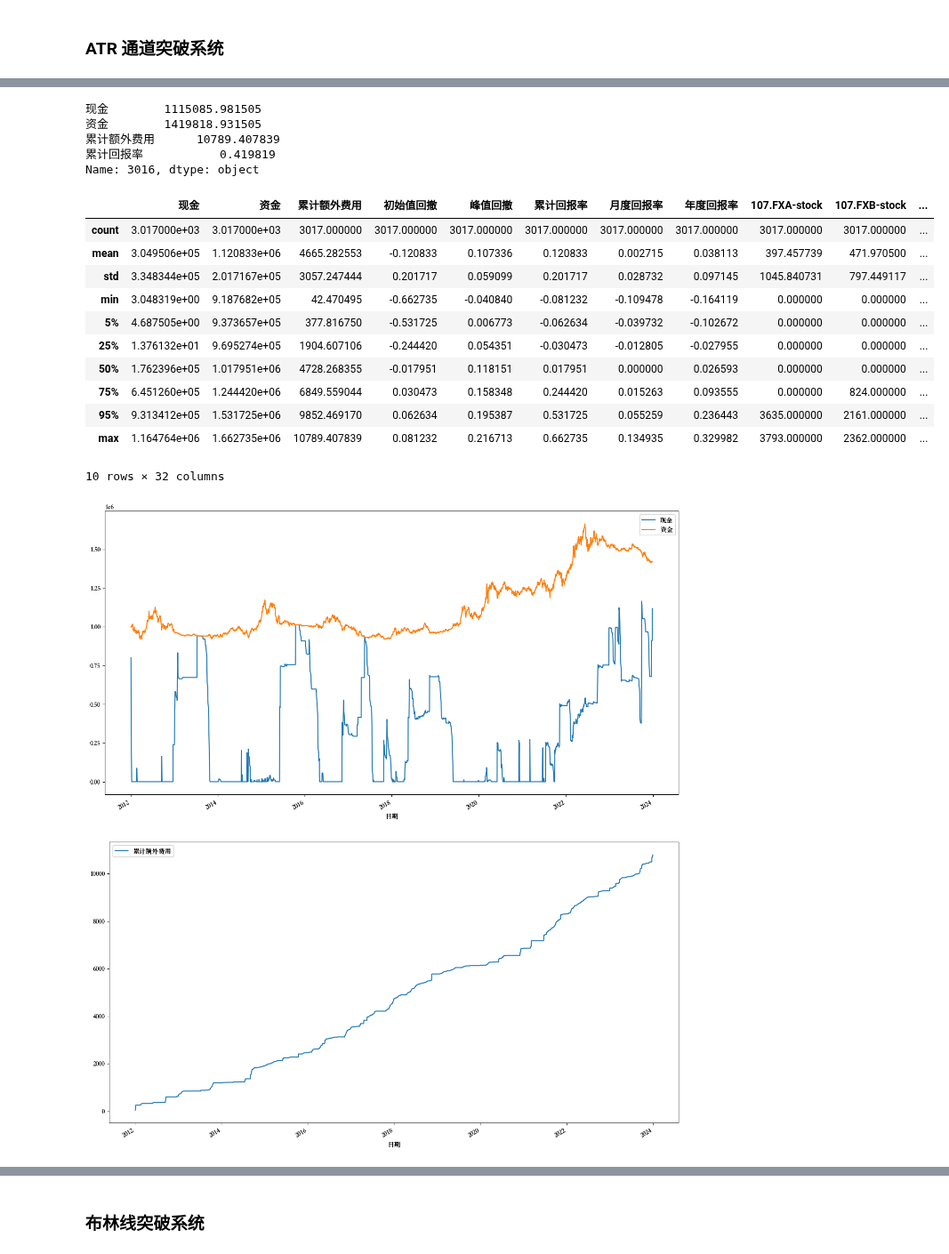
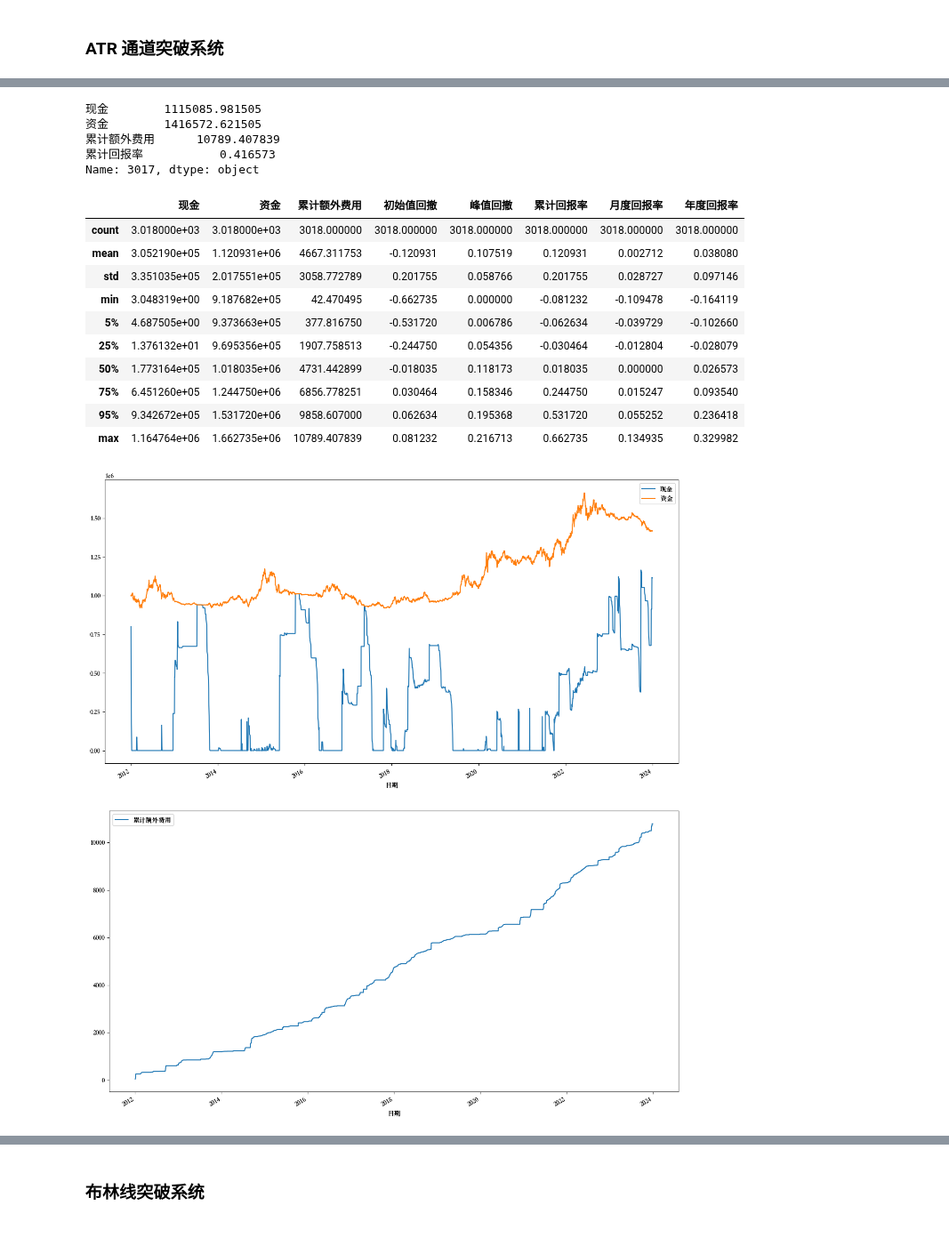
Before and after one commit to TheVeryDarkness/cs410, a Jupyter notebook: 3/3.ipynb, the cells around one changed output, grey strips where cells are left out. Shown at 89% size. Cells and saved outputs as stored; diff of their text form; code cells hidden in the pictures.

```diff
--- a/3/3.ipynb
+++ b/3/3.ipynb
@@ -440,13 +482,6 @@ def ATRChannelBreakout(n: int = 14) -> tuple[pd.DataFrame, Detail]:
         data['通道底部'] = data['350日移动平均收盘价'] - 3 * data['平均真实波幅']
 
     result: dict[datetime.datetime, dict] = {}
-
-    # 昨天的总资金
-    yesterday_total = INITIAL
-    # 至今为止的最大总资金
-    max_total = INITIAL
-    day_max_total: datetime.datetime = days[0]
-    longest_drawdown = 0
 
     detail = DetailRecorder()
 
@@ -476,7 +511,9 @@ def ATRChannelBreakout(n: int = 14) -> tuple[pd.DataFrame, Detail]:
                 to_sell = int(to_sell)
                 # assert to_sell >= 0, (to_sell, stocks[code], cash)
                 if to_sell > 0:
-                    cash += agent.sell(to_sell, open_today, True)
+                    money = agent.sell(to_sell, open_today, True)
+                    tracker.buy(code, money, today)
+                    cash += money
                     stocks[code] -= to_sell
                 assert cash >= 0
             elif close_yesterday > upper_bound:
@@ -487,7 +524,7 @@ def ATRChannelBreakout(n: int = 14) -> tuple[pd.DataFrame, Detail]:
                         (LIMIT_FLOOR - stocks[code] *
                          close_yesterday) // close_yesterday,
                         ((close_yesterday - upper_bound) / atr *
-                         0.01 * yesterday_total) // close_yesterday,
+                         0.01 * detail.yesterday_total) // close_yesterday,
                         cash // open_today
                     )
                     # assert to_buy >= 0, (to_buy,
@@ -498,17 +535,20 @@ def ATRChannelBreakout(n: int = 14) -> tuple[pd.DataFrame, Detail]:
                         to_buy -= 1
                     if to_buy > 0:
                         stocks[code] += to_buy
-                        cash -= agent.sell(to_buy, open_today, True)
+                        money = agent.sell(to_buy, open_today, True)
+                        tracker.buy(code, money, today)
+                        cash -= money
                     assert cash >= 0
             elif close_yesterday < lower_bound:
                 # 卖出
                 if stocks[code] > 0:
-                    cash += agent.sell(stocks[code], open_today, True)
+                    money = agent.sell(stocks[code], open_today, True)
+                    tracker.buy(code, money, today)
+                    cash += money
                     stocks[code] = 0
                 assert cash >= 0
             total += close_today * stocks[code]
         total += cash
-        yesterday_total = total
 
         last_month = today - datetime.timedelta(30)
         while last_month not in days:
@@ -520,24 +560,18 @@ def ATRChannelBreakout(n: int = 14) -> tuple[pd.DataFrame, Detail]:
             last_year += datetime.timedelta(1)
         last_year_total = result[last_year]['资金'] if last_year in result else total
 
+        detail.record(today, total)
         r = {
             '日期': today,
             '现金': cash,
             '资金': total,
             '累计额外费用': agent.get(),
-            '初始值回撤': (INITIAL - total) / INITIAL,
-            '峰值回撤': (max_total - total) / max_total,
+            '初始值回撤': detail.max_drawdown,
+            '峰值回撤': detail.max_peak_drawdown,
             '累计回报率': (total - INITIAL) / INITIAL,
             '月度回报率': (total - last_month_total) / last_month_total,
             '年度回报率': (total - last_year_total) / last_year_total,
         }
-        if total > max_total:
-            max_total = total
-            longest_drawdown = max(
-                longest_drawdown, (today - day_max_total).days)
-            day_max_total = today
-
-        detail.record(today, total)
 
         r.update({
             f'{code}-stock': stocks[code] for code, _ in data_set.items()
@@ -547,7 +581,6 @@ def ATRChannelBreakout(n: int = 14) -> tuple[pd.DataFrame, Detail]:
         })
         result.setdefault(today, r)
 
-    longest_drawdown = max(longest_drawdown, (days[-1] - day_max_total).days)
     return pd.DataFrame(result.values()), Detail(detail, tracker)
 # %%
 # 保存结果
@@ -557,33 +588,32 @@ KeyError: Timestamp('2024-01-02 00:00:00')
 # %%
 atr_cb.plot(y=['现金', '资金'], x='日期', figsize=(16, 9))
 atr_cb.plot(y=['累计额外费用'], x='日期', figsize=(16, 9))
 atr_cb.plot(y=['峰值回撤', '初始值回撤', '累计回报率', '月度回报率',
             '年度回报率'], x='日期', figsize=(16, 9))
 atr_cb.plot(y=[f'{code}-stock' for code in data_set.keys()],
             x='日期', figsize=(20, 10))
 atr_cb.plot(y=[f'{code}-value' for code in data_set.keys()],
             x='日期', figsize=(20, 10))
 print(atr_cb.iloc[-1].loc[['现金', '资金', '累计额外费用', '累计回报率']])
-atr_cb.describe(exclude=[np.datetime64], percentiles=[
-                0.05, 0.25, 0.5, 0.75, 0.95])
+atr_cb.loc[:, ['现金', '资金', '累计额外费用', '初始值回撤', '峰值回撤', '累计回报率', '月度回报率', '年度回报率']].describe(percentiles=[
+    0.05, 0.25, 0.5, 0.75, 0.95])
 # %% [output]
 现金        1115085.981505
-资金        1419818.931505
+资金        1416572.621505
 累计额外费用      10789.407839
-累计回报率           0.419819
-Name: 3016, dtype: object
+累计回报率           0.416573
+Name: 3017, dtype: object
-|  | 现金 | 资金 | 累计额外费用 | 初始值回撤 | 峰值回撤 | 累计回报率 | 月度回报率 | 年度回报率 | 107.FXA-stock | 107.FXB-stock | ... |
-| count | 3.017000e+03 | 3.017000e+03 | 3017.000000 | 3017.000000 | 3017.000000 | 3017.000000 | 3017.000000 | 3017.000000 | 3017.000000 | 3017.000000 | ... |
-| mean | 3.049506e+05 | 1.120833e+06 | 4665.282553 | -0.120833 | 0.107336 | 0.120833 | 0.002715 | 0.038113 | 397.457739 | 471.970500 | ... |
-| std | 3.348344e+05 | 2.017167e+05 | 3057.247444 | 0.201717 | 0.059099 | 0.201717 | 0.028732 | 0.097145 | 1045.840731 | 797.449117 | ... |
-| min | 3.048319e+00 | 9.187682e+05 | 42.470495 | -0.662735 | -0.040840 | -0.081232 | -0.109478 | -0.164119 | 0.000000 | 0.000000 | ... |
-| 5% | 4.687505e+00 | 9.373657e+05 | 377.816750 | -0.531725 | 0.006773 | -0.062634 | -0.039732 | -0.102672 | 0.000000 | 0.000000 | ... |
-| 25% | 1.376132e+01 | 9.695274e+05 | 1904.607106 | -0.244420 | 0.054351 | -0.030473 | -0.012805 | -0.027955 | 0.000000 | 0.000000 | ... |
-| 50% | 1.762396e+05 | 1.017951e+06 | 4728.268355 | -0.017951 | 0.118151 | 0.017951 | 0.000000 | 0.026593 | 0.000000 | 0.000000 | ... |
-| 75% | 6.451260e+05 | 1.244420e+06 | 6849.559044 | 0.030473 | 0.158348 | 0.244420 | 0.015263 | 0.093555 | 0.000000 | 824.000000 | ... |
-| 95% | 9.313412e+05 | 1.531725e+06 | 9852.469170 | 0.062634 | 0.195387 | 0.531725 | 0.055259 | 0.236443 | 3635.000000 | 2161.000000 | ... |
-| max | 1.164764e+06 | 1.662735e+06 | 10789.407839 | 0.081232 | 0.216713 | 0.662735 | 0.134935 | 0.329982 | 3793.000000 | 2362.000000 | ... |
+|  | 现金 | 资金 | 累计额外费用 | 初始值回撤 | 峰值回撤 | 累计回报率 | 月度回报率 | 年度回报率 |
+| count | 3.018000e+03 | 3.018000e+03 | 3018.000000 | 3018.000000 | 3018.000000 | 3018.000000 | 3018.000000 | 3018.000000 |
+| mean | 3.052190e+05 | 1.120931e+06 | 4667.311753 | -0.120931 | 0.107519 | 0.120931 | 0.002712 | 0.038080 |
+| std | 3.351035e+05 | 2.017551e+05 | 3058.772789 | 0.201755 | 0.058766 | 0.201755 | 0.028727 | 0.097146 |
+| min | 3.048319e+00 | 9.187682e+05 | 42.470495 | -0.662735 | 0.000000 | -0.081232 | -0.109478 | -0.164119 |
+| 5% | 4.687505e+00 | 9.373663e+05 | 377.816750 | -0.531720 | 0.006786 | -0.062634 | -0.039729 | -0.102660 |
+| 25% | 1.376132e+01 | 9.695356e+05 | 1907.758513 | -0.244750 | 0.054356 | -0.030464 | -0.012804 | -0.028079 |
+| 50% | 1.773164e+05 | 1.018035e+06 | 4731.442899 | -0.018035 | 0.118173 | 0.018035 | 0.000000 | 0.026573 |
+| 75% | 6.451260e+05 | 1.244750e+06 | 6856.778251 | 0.030464 | 0.158346 | 0.244750 | 0.015247 | 0.093540 |
+| 95% | 9.342672e+05 | 1.531720e+06 | 9858.607000 | 0.062634 | 0.195368 | 0.531720 | 0.055252 | 0.236418 |
+| max | 1.164764e+06 | 1.662735e+06 | 10789.407839 | 0.081232 | 0.216713 | 0.662735 | 0.134935 | 0.329982 |
-10 rows × 32 columns
 [figure]
 [figure]
 [figure]
```
Also changed, not shown: parts of 2 cells of this notebook.
